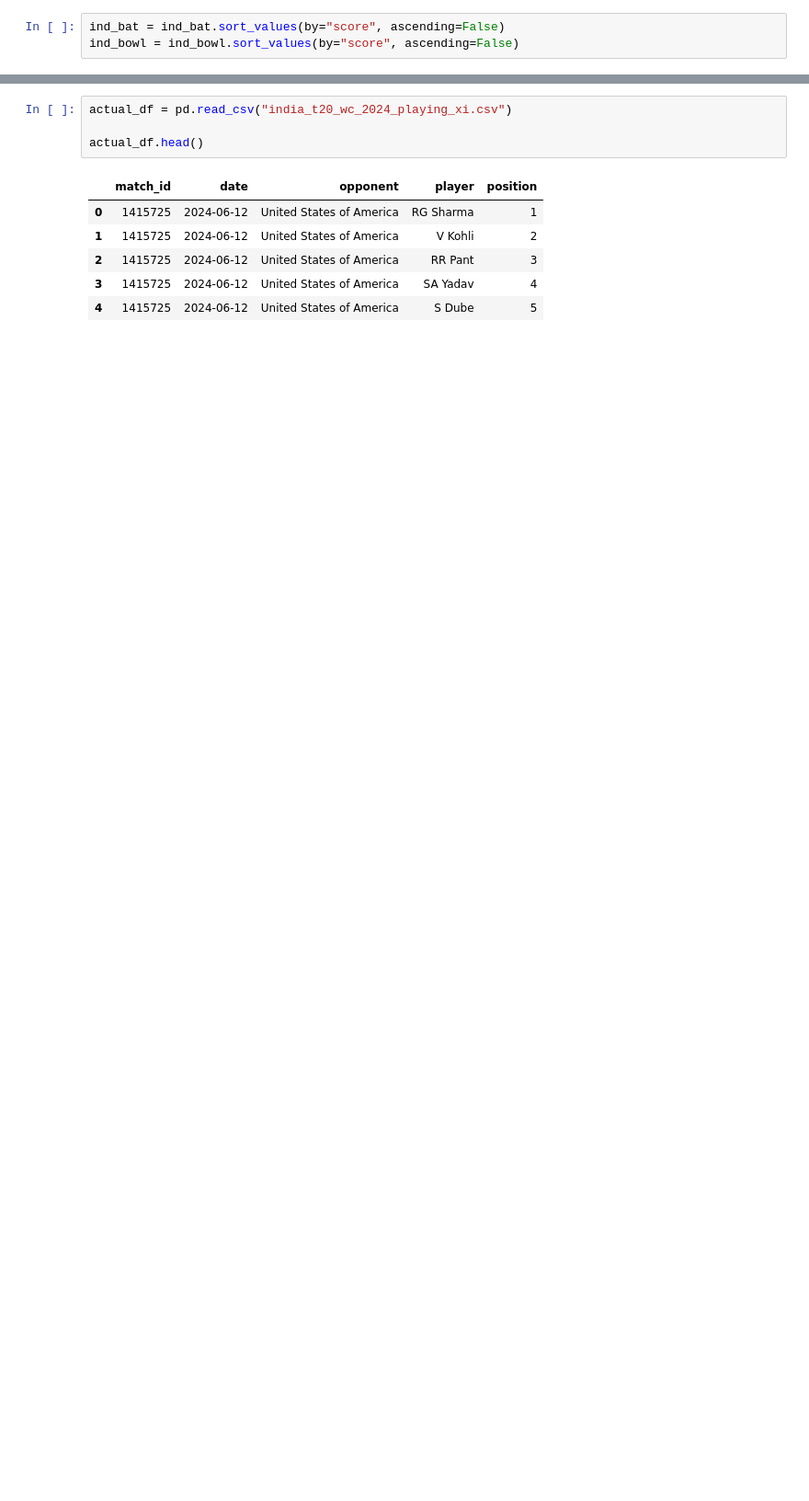
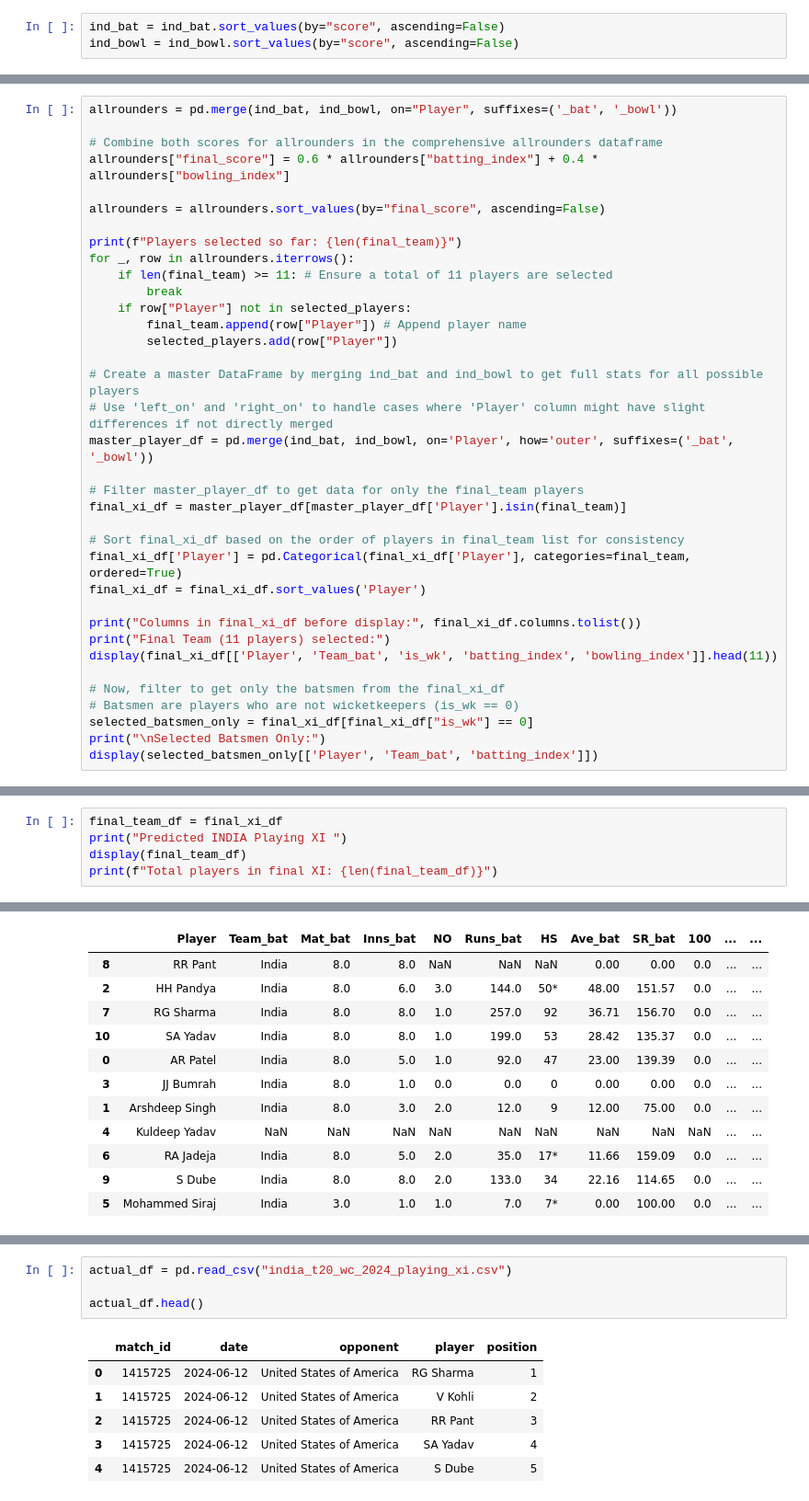
Before and after one commit to Rakesh-562/ScoreStats, a Jupyter notebook: Topsis_prediction.ipynb, the cells around one changed output, grey strips where cells are left out. Shown at 92% size. Saved outputs shown, nothing was run; the diff lists cells and outputs as text; blank space fills up the shorter version.

```diff
--- a/Topsis_prediction.ipynb
+++ b/Topsis_prediction.ipynb
@@ -222,0 +291,36 @@ Predicted INDIA Playing XI
+# %%
+allrounders = pd.merge(ind_bat, ind_bowl, on="Player", suffixes=('_bat', '_bowl'))
+
+# Combine both scores for allrounders in the comprehensive allrounders dataframe
+allrounders["final_score"] = 0.6 * allrounders["batting_index"] + 0.4 * allrounders["bowling_index"]
+
+allrounders = allrounders.sort_values(by="final_score", ascending=False)
+
+print(f"Players selected so far: {len(final_team)}")
+for _, row in allrounders.iterrows():
+    if len(final_team) >= 11: # Ensure a total of 11 players are selected
+        break
+    if row["Player"] not in selected_players:
+        final_team.append(row["Player"]) # Append player name
+        selected_players.add(row["Player"])
+
+# Create a master DataFrame by merging ind_bat and ind_bowl to get full stats for all possible players
+# Use 'left_on' and 'right_on' to handle cases where 'Player' column might have slight differences if not directly merged
+master_player_df = pd.merge(ind_bat, ind_bowl, on='Player', how='outer', suffixes=('_bat', '_bowl'))
+
+# Filter master_player_df to get data for only the final_team players
+final_xi_df = master_player_df[master_player_df['Player'].isin(final_team)]
+
+# Sort final_xi_df based on the order of players in final_team list for consistency
+final_xi_df['Player'] = pd.Categorical(final_xi_df['Player'], categories=final_team, ordered=True)
+final_xi_df = final_xi_df.sort_values('Player')
+
+print("Columns in final_xi_df before display:", final_xi_df.columns.tolist())
+print("Final Team (11 players) selected:")
+display(final_xi_df[['Player', 'Team_bat', 'is_wk', 'batting_index', 'bowling_index']].head(11))
+
+# Now, filter to get only the batsmen from the final_xi_df
+# Batsmen are players who are not wicketkeepers (is_wk == 0)
+selected_batsmen_only = final_xi_df[final_xi_df["is_wk"] == 0]
+print("\nSelected Batsmen Only:")
+display(selected_batsmen_only[['Player', 'Team_bat', 'batting_index']])
@@ -222,0 +359,6 @@ Predicted INDIA Playing XI
+# %%
+final_team_df = final_xi_df
+print("Predicted INDIA Playing XI ")
+display(final_team_df)
+print(f"Total players in final XI: {len(final_team_df)}")
+# %% [output]
@@ -222,0 +366,12 @@ Predicted INDIA Playing XI
+|  | Player | Team_bat | Mat_bat | Inns_bat | NO | Runs_bat | HS | Ave_bat | SR_bat | 100 | ... | ... |
+| 8 | RR Pant | India | 8.0 | 8.0 | NaN | NaN | NaN | 0.00 | 0.00 | 0.0 | ... | ... |
+| 2 | HH Pandya | India | 8.0 | 6.0 | 3.0 | 144.0 | 50* | 48.00 | 151.57 | 0.0 | ... | ... |
+| 7 | RG Sharma | India | 8.0 | 8.0 | 1.0 | 257.0 | 92 | 36.71 | 156.70 | 0.0 | ... | ... |
+| 10 | SA Yadav | India | 8.0 | 8.0 | 1.0 | 199.0 | 53 | 28.42 | 135.37 | 0.0 | ... | ... |
+| 0 | AR Patel | India | 8.0 | 5.0 | 1.0 | 92.0 | 47 | 23.00 | 139.39 | 0.0 | ... | ... |
+| 3 | JJ Bumrah | India | 8.0 | 1.0 | 0.0 | 0.0 | 0 | 0.00 | 0.00 | 0.0 | ... | ... |
+| 1 | Arshdeep Singh | India | 8.0 | 3.0 | 2.0 | 12.0 | 9 | 12.00 | 75.00 | 0.0 | ... | ... |
+| 4 | Kuldeep Yadav | NaN | NaN | NaN | NaN | NaN | NaN | NaN | NaN | NaN | ... | ... |
+| 6 | RA Jadeja | India | 8.0 | 5.0 | 2.0 | 35.0 | 17* | 11.66 | 159.09 | 0.0 | ... | ... |
+| 9 | S Dube | India | 8.0 | 8.0 | 2.0 | 133.0 | 34 | 22.16 | 114.65 | 0.0 | ... | ... |
+| 5 | Mohammed Siraj | India | 3.0 | 1.0 | 1.0 | 7.0 | 7* | 0.00 | 100.00 | 0.0 | ... | ... |
```
Also changed, not shown: parts of 17 cells of this notebook.
